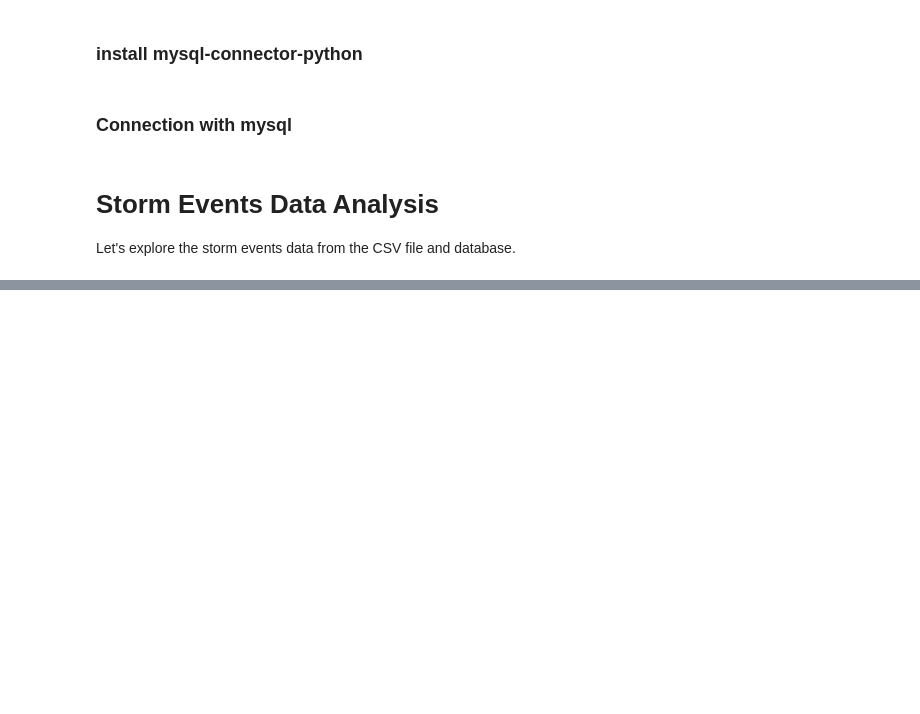
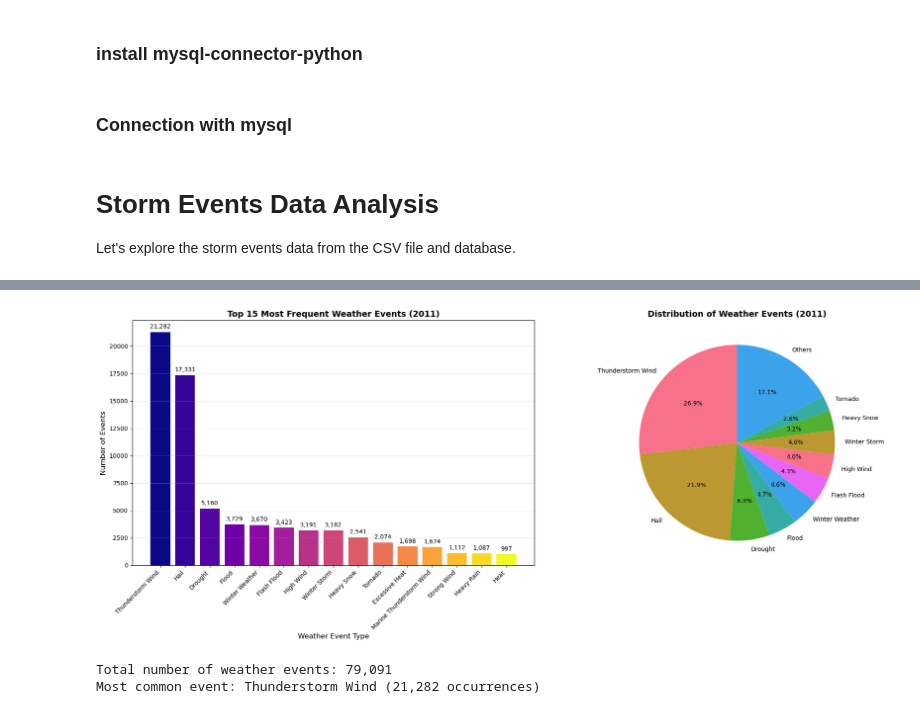
Before and after one commit to TribotCoder/Final-Project, a Jupyter notebook: cap4770_mysql.ipynb, the cells around one changed output, grey strips where cells are left out. Cells and saved outputs as stored; diff of their text form; code cells hidden in the pictures; blank space fills up the shorter version.

```diff
--- a/cap4770_mysql.ipynb
+++ b/cap4770_mysql.ipynb
@@ -112,0 +185,44 @@ print(damage_db)
+# %%
+# Graph 2: Event Frequency Analysis
+# Get event frequency data from database
+query_freq = f"SELECT event_type, COUNT(*) as frequency FROM {storm_table_name} GROUP BY event_type ORDER BY frequency DESC"
+event_frequency = pd.read_sql(query_freq, conn)
+
+fig, (ax1, ax2) = plt.subplots(1, 2, figsize=(20, 8))
+
+# Bar chart of top 15 most frequent events
+top_freq = event_frequency.head(15)
+bars1 = ax1.bar(range(len(top_freq)), top_freq['frequency'],
+                color=plt.cm.plasma(np.linspace(0, 1, len(top_freq))))
+ax1.set_title('Top 15 Most Frequent Weather Events (2011)', fontsize=14, fontweight='bold')
+ax1.set_xlabel('Weather Event Type', fontsize=12)
+ax1.set_ylabel('Number of Events', fontsize=12)
+ax1.set_xticks(range(len(top_freq)))
+ax1.set_xticklabels(top_freq['event_type'], rotation=45, ha='right')
+
+# Add value labels
+for i, bar in enumerate(bars1):
+    height = bar.get_height()
+    ax1.text(bar.get_x() + bar.get_width()/2., height + max(top_freq['frequency'])*0.01,
+             f'{int(height):,}', ha='center', va='bottom', fontsize=10)
+
+ax1.grid(axis='y', alpha=0.3)
+
+# Pie chart of top 10 events
+top_10_freq = event_frequency.head(10)
+others_freq = event_frequency.iloc[10:]['frequency'].sum()
+pie_data = list(top_10_freq['frequency']) + [others_freq]
+pie_labels = list(top_10_freq['event_type']) + ['Others']
+
+ax2.pie(pie_data, labels=pie_labels, autopct='%1.1f%%', startangle=90)
+ax2.set_title('Distribution of Weather Events (2011)', fontsize=14, fontweight='bold')
+
+plt.tight_layout()
+plt.show()
+
+print(f"Total number of weather events: {event_frequency['frequency'].sum():,}")
+print(f"Most common event: {event_frequency.iloc[0]['event_type']} ({event_frequency.iloc[0]['frequency']:,} occurrences)")
+# %% [output]
+[figure, added]
+Total number of weather events: 79,091
+Most common event: Thunderstorm Wind (21,282 occurrences)
```
Also changed, not shown: parts of 8 cells of this notebook.
